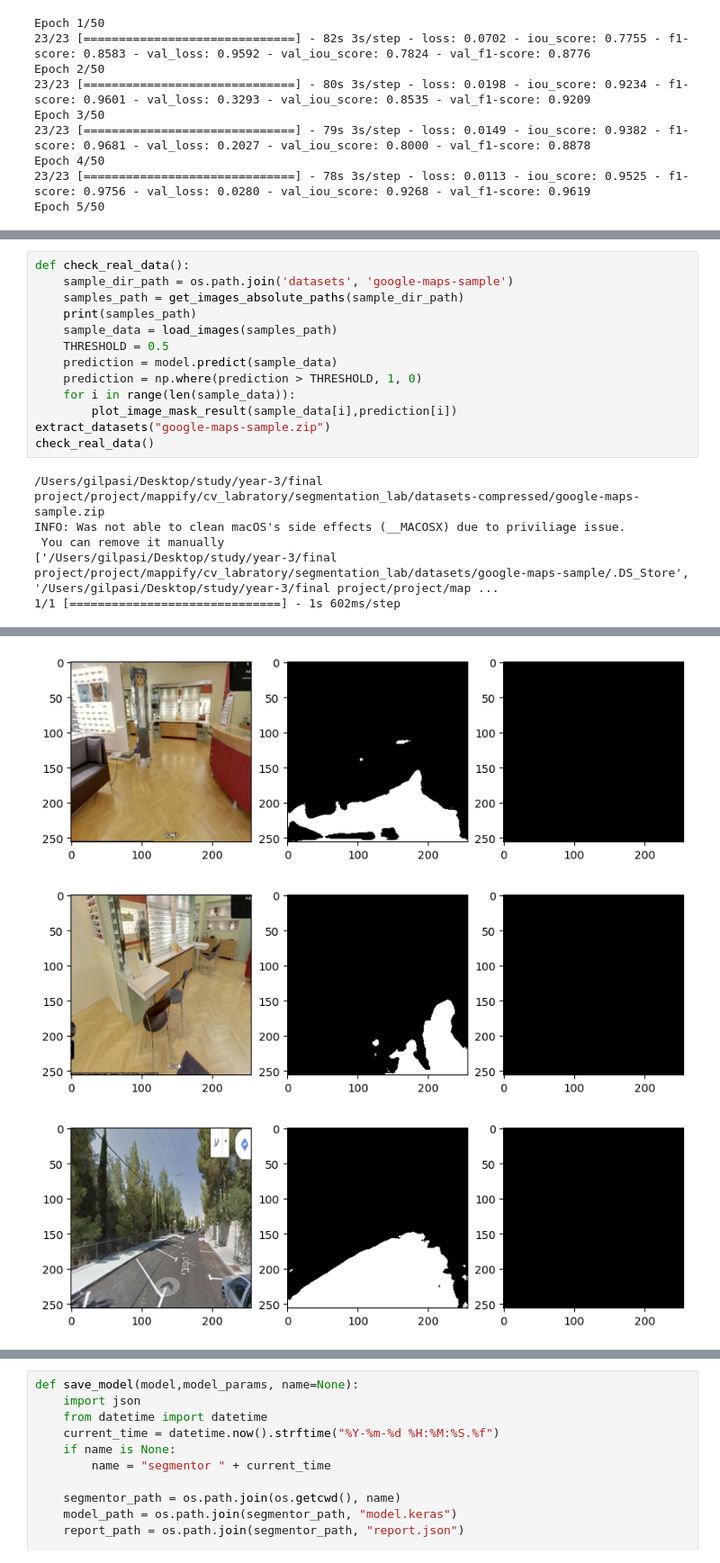
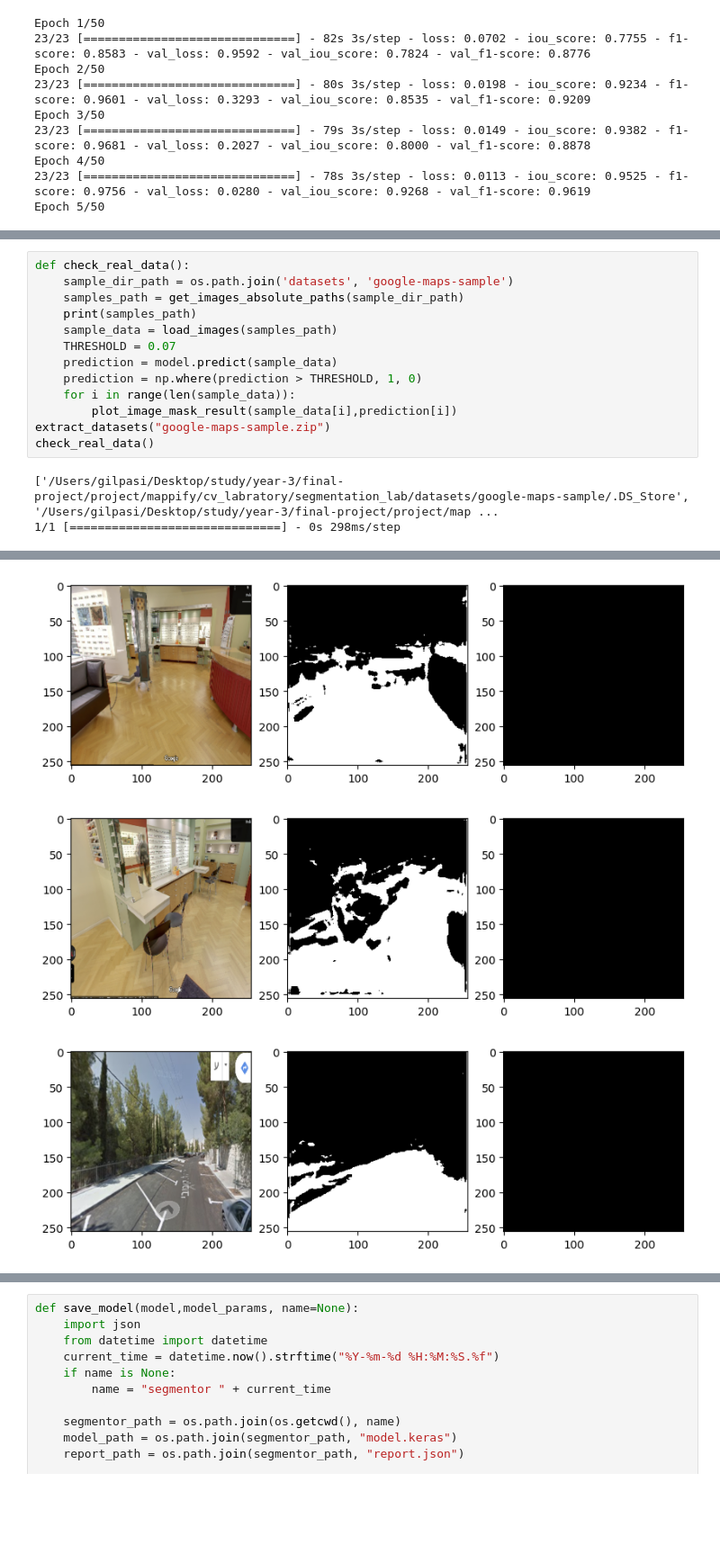
Before and after one commit to GilPasi/final-project, a Jupyter notebook: cv_labratory/segmentation_lab/train_model_pavement.ipynb, the cells around one changed output, grey strips where cells are left out. Shown: that part at 90% size. Saved outputs shown, nothing was run; the diff lists cells and outputs as text; blank space fills up the shorter version.

```diff
--- a/cv_labratory/segmentation_lab/train_model_pavement.ipynb
+++ b/cv_labratory/segmentation_lab/train_model_pavement.ipynb
@@ -189,7 +174,7 @@ def check_real_data():
     samples_path = get_images_absolute_paths(sample_dir_path)
     print(samples_path)
     sample_data = load_images(samples_path)
-    THRESHOLD = 0.5
+    THRESHOLD = 0.07
     prediction = model.predict(sample_data)
     prediction = np.where(prediction > THRESHOLD, 1, 0)
     for i in range(len(sample_data)):
@@ -197,8 +182,5 @@ def check_real_data():
 extract_datasets("google-maps-sample.zip")
 check_real_data()
 # %% [output]
-/Users/gilpasi/Desktop/study/year-3/final project/project/mappify/cv_labratory/segmentation_lab/datasets-compressed/google-maps-sample.zip
-INFO: Was not able to clean macOS's side effects (__MACOSX) due to priviliage issue.
- You can remove it manually
-['/Users/gilpasi/Desktop/study/year-3/final project/project/mappify/cv_labratory/segmentation_lab/datasets/google-maps-sample/.DS_Store', '/Users/gilpasi/Desktop/study/year-3/final project/project/map ...
-1/1 [==============================] - 1s 602ms/step
+['/Users/gilpasi/Desktop/study/year-3/final-project/project/mappify/cv_labratory/segmentation_lab/datasets/google-maps-sample/.DS_Store', '/Users/gilpasi/Desktop/study/year-3/final-project/project/map ...
+1/1 [==============================] - 0s 298ms/step
@@ -206,6 +188,6 @@ INFO: Was not able to clean macOS's side effects (__MACOSX) due to priviliage is
-[figure, old version]
+[figure, new version]
-[figure, old version]
+[figure, new version]
-[figure, old version]
+[figure, new version]
 # %%
 index = np.random.randint(0, x_test.shape[0])
 plot_image_mask_result(x_test[index], y_test[index], prediction[index])
```
Also changed, not shown: parts of 8 cells of this notebook, 8 other files.
